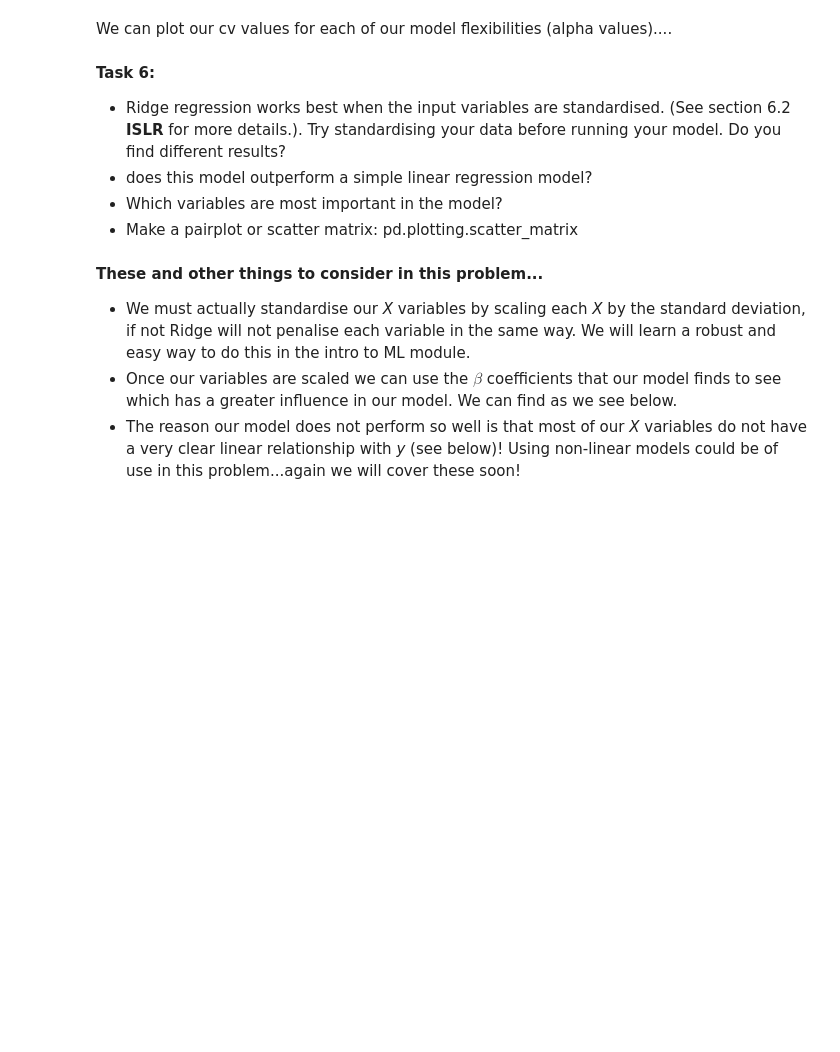
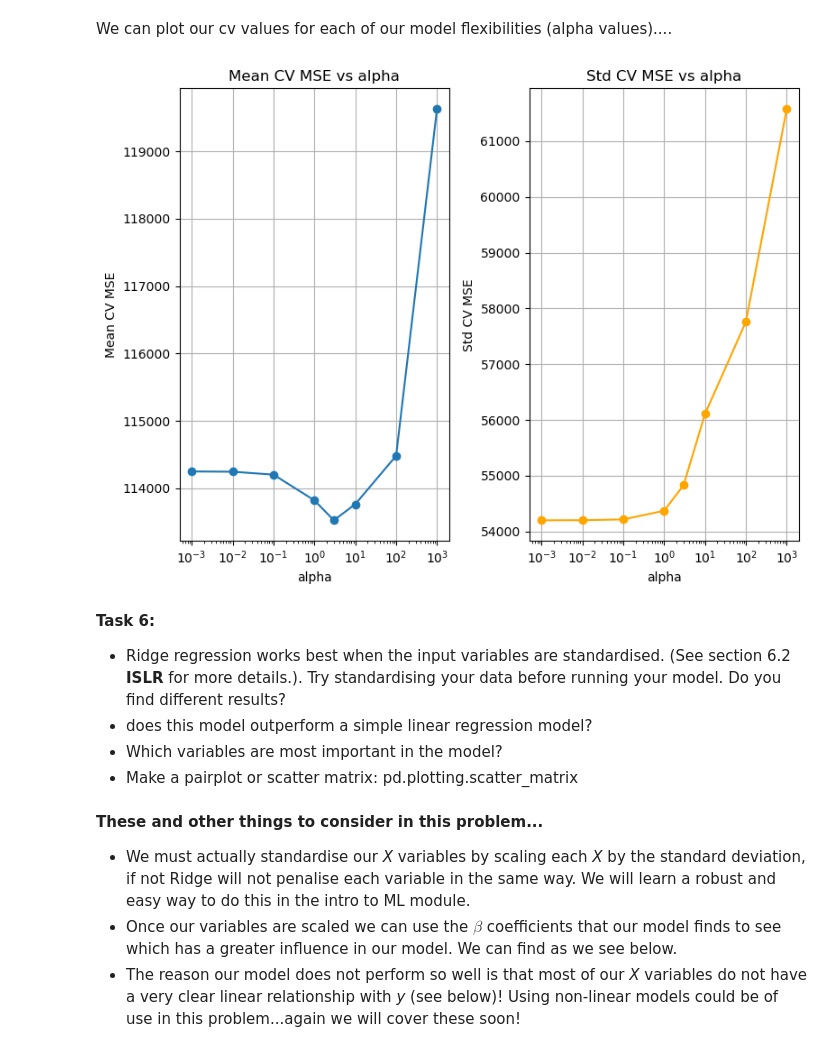
Before and after one commit to hypgawan/ML0, a Jupyter notebook: 03-CrossValidation_Regularisation.ipynb, the cells around one changed output. Saved outputs shown, nothing was run; the diff lists cells and outputs as text; code cells hidden in the pictures; blank space fills up the shorter version.

```diff
--- a/03-CrossValidation_Regularisation.ipynb
+++ b/03-CrossValidation_Regularisation.ipynb
@@ -595,0 +633,7 @@ make train test split
+# %%
+# make train test split
+X = df_hitters.drop(['Player','Salary'], axis=1)
+y = df_hitters['Salary']
+
+X_train, X_test, y_train, y_test = train_test_split(X, y, test_size=0.2, random_state=28)
+print(X_train.shape, X_test.shape, y_train.shape, y_test.shape)
@@ -601,0 +644,14 @@ linear regression model build using CV to estimate what our model performance wi
+# %%
+##### using k-fold cross val score
+
+lasso = Lasso(max_iter=10000)
+
+# Dictionnary with hyperparameters to test
+param_grid = [{'alpha': [0.001, 0.01, 0.1, 1, 3, 10, 100, 1000]}]
+
+grid_search = GridSearchCV(lasso, param_grid, cv=10, scoring='neg_mean_squared_error')
+grid_search.fit(X_train, y_train)
+
+grid_results = pd.DataFrame(grid_search.cv_results_)
+
+grid_results.head()
@@ -612,3 +723,28 @@ We can plot our cv values for each of our model flexibilities (alpha values)....
+# %%
+# plot cv values against alpha parameters
+
+# afficher les alpha de param_grid
+alphas = param_grid[0]['alpha']
+
+figure, ax = plt.subplots(1,2, figsize=(8,6))
+
+ax[0].plot(alphas, -grid_results['mean_test_score'], marker='o')
+ax[0].set_xscale('log')
+ax[0].set_xlabel('alpha')
+ax[0].set_ylabel('Mean CV MSE')
+ax[0].set_title('Mean CV MSE vs alpha')
+ax[0].grid(True)
+
+ax[1].plot(alphas, grid_results['std_test_score'], marker='o', color='orange')
+ax[1].set_xscale('log')
+ax[1].set_xlabel('alpha')
+ax[1].set_ylabel('Std CV MSE')
+ax[1].set_title('Std CV MSE vs alpha')
+ax[1].grid(True)
+
+plt.tight_layout()
+# %% [output]
+[figure, added]
 # %% [markdown]
 **Task 6:**
 * Ridge regression works best when the input variables are standardised. (See section 6.2 **ISLR** for more details.). Try standardising your data before running your model. Do you find different results?
```
Also changed, not shown: parts of 25 cells of this notebook.
